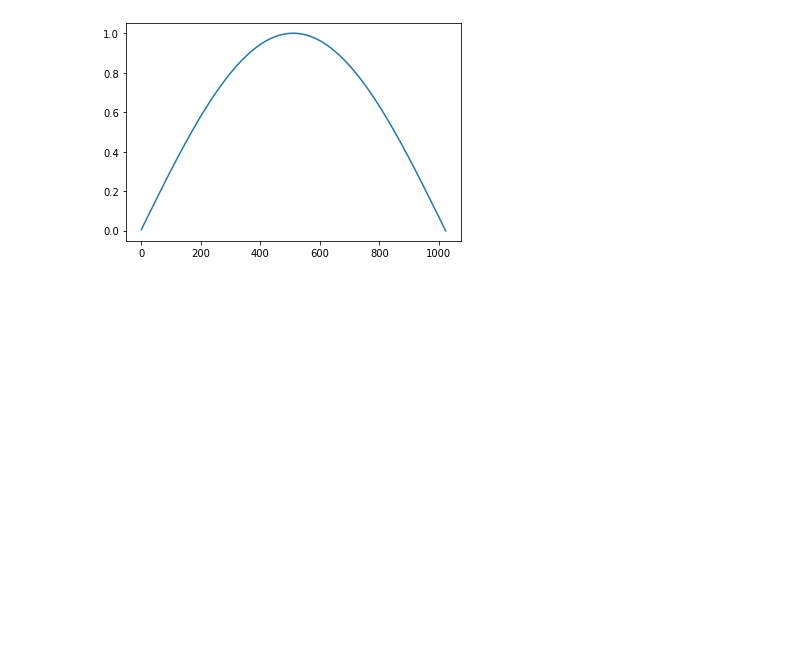
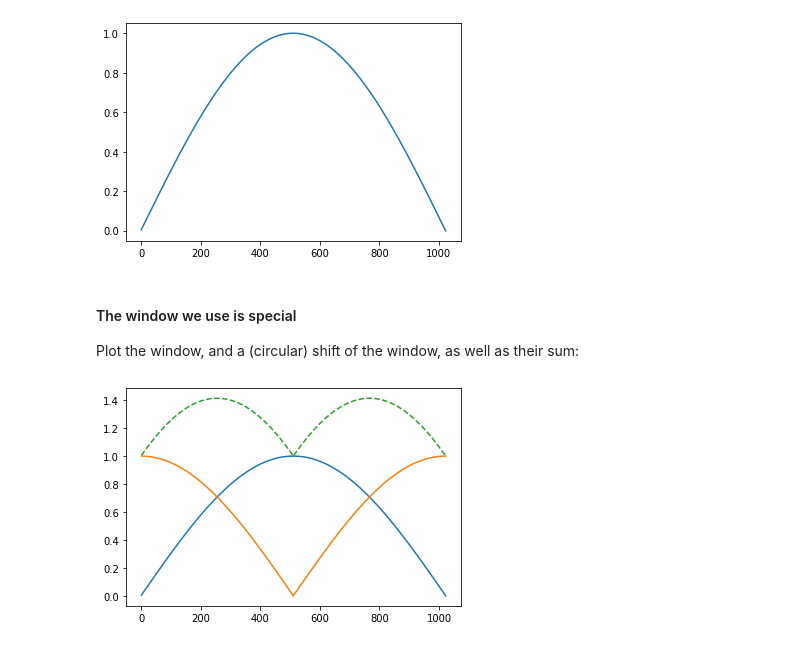
Before and after one commit to stephenbeckr/convex-optimization-class, a Jupyter notebook: Homeworks/HW10/listen_to_Handel.ipynb, the cells around one changed output. Drawn from its saved outputs; the diff is of its cells as text; code cells hidden in the pictures; blank space fills up the shorter version.

```diff
--- a/Homeworks/HW10/listen_to_Handel.ipynb
+++ b/Homeworks/HW10/listen_to_Handel.ipynb
@@ -218,3 +222,15 @@ plt.plot(win)
 plt.show()
 # %% [output]
 [figure]
+# %% [markdown]
+#### The window we use is special
+
+Plot the window, and a (circular) shift of the window, as well as their sum:
+# %%
+# This window is special
+plt.plot(win)
+plt.plot(np.roll(win, int(len(win)/2) ) )
+plt.plot(win + np.roll(win, int(len(win)/2) ), '--' )
+plt.show()
+# %% [output]
+[figure, added]
```
Also changed, not shown: parts of 15 cells of this notebook.
